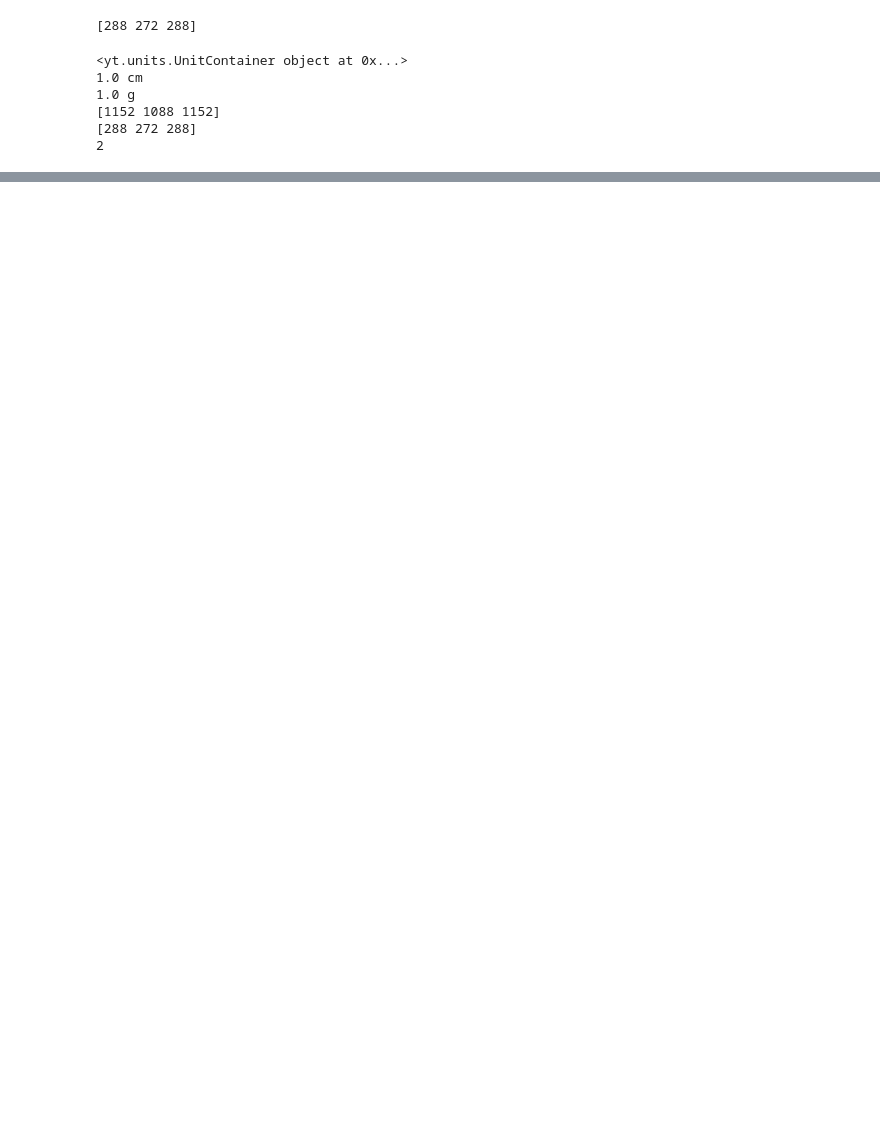
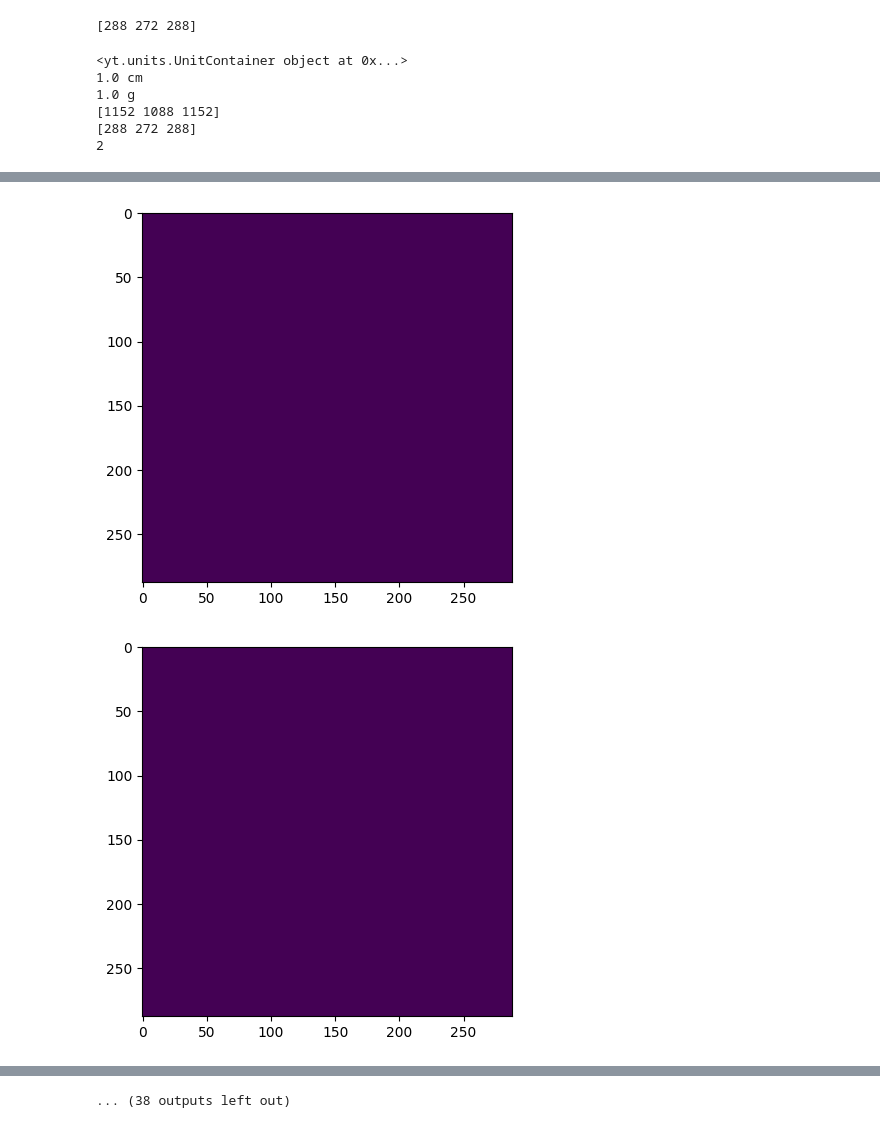
Before and after one commit to Schaeffer-Lab/MagShockZ, a Jupyter notebook: FLASH/GridsOSIRISTransfer.ipynb, the cells around one changed output, grey strips where cells are left out. Cells and saved outputs as stored; diff of their text form; code cells hidden in the pictures; blank space fills up the shorter version.

```diff
--- a/FLASH/GridsOSIRISTransfer.ipynb
+++ b/FLASH/GridsOSIRISTransfer.ipynb
@@ -15,7 +15,8 @@ import matplotlib.pyplot as plt
 
 from datetime import datetime
 # %%
-plot_path = "./OSIRIS_transfer/MAGON/MagShockZ_hdf5_plt_cnt_0004"
+plot_path = "./OSIRIS_transfer/MAGOFF/MagShockZ_hdf5_plt_cnt_0004"
+# plot_path = "./OSIRIS_transfer/MAGOFF/MagShockZ_hdf5_chk_0005"
 # %%
 ds = yt.load(plot_path)
 # %% [output]
@@ -111,0 +126,8 @@ trad.head()
+# %%
+
+for i in range(0,50,1):
+    plt.imshow(data_level0['flash', 'cham'][:, i, :])
+    plt.show()
+# %% [output]
+[figure, added]
+[figure, added]
@@ -112,2 +144,3 @@ trad.head()
+... (38 outputs left out)
 # %%
 density.to_csv("dens_grid.csv", index=False)
```
Also changed, not shown: parts of 8 cells of this notebook, 10 other files.
